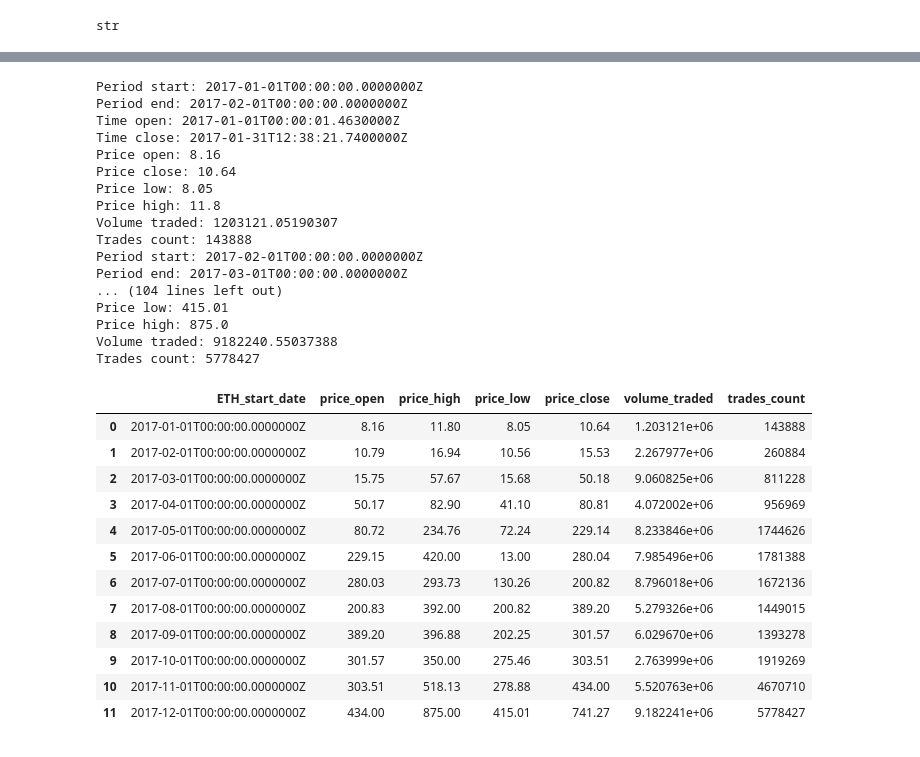
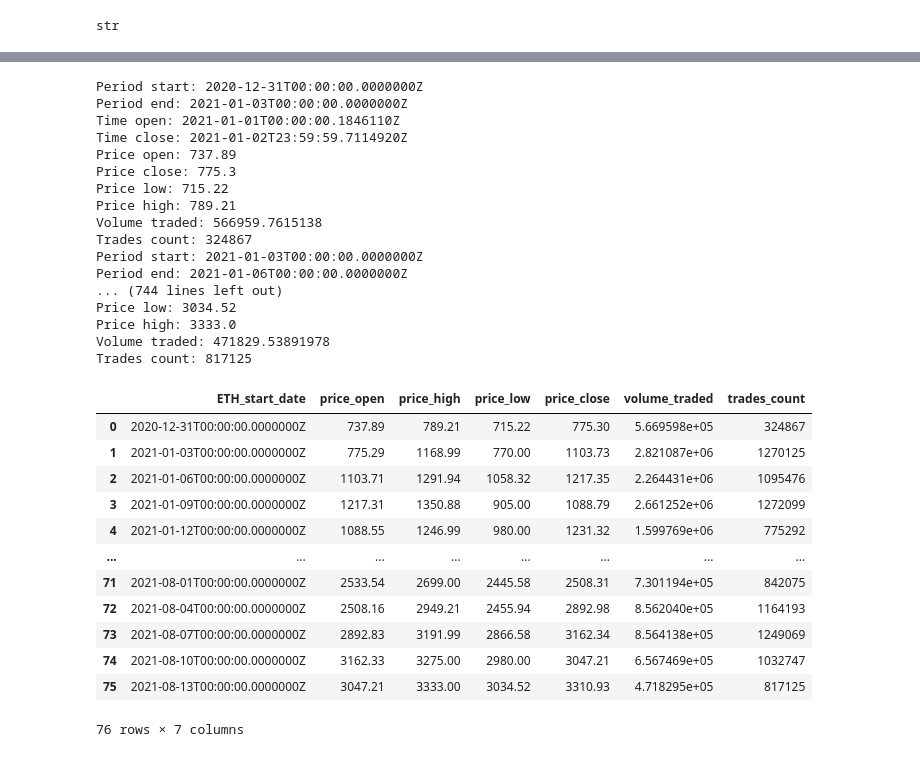
Before and after one commit to nathanduft44/Crypto_Corrisk, a Jupyter notebook: Nate_space/coinapi.ipynb, the cells around one changed output, grey strips where cells are left out. Cells and saved outputs as stored; diff of their text form; code cells hidden in the pictures.

```diff
--- a/Nate_space/coinapi.ipynb
+++ b/Nate_space/coinapi.ipynb
@@ -108,10 +100,10 @@ bitcoin_pricing_df_2017
 # %%
 # Ethereum MONTHLY CLOSE FROM 2017
-start_of_2017 = datetime.date(2017, 1, 1).isoformat()
-end_of_2017 = datetime.date(2017, 12,31).isoformat()
-ETH_ohlcv_historical_2017 = api.ohlcv_historical_data('COINBASE_SPOT_ETH_USD', {'period_id': '1MTH', 'time_start': start_of_2017, 'time_end': end_of_2017})
+start = datetime.date(2021, 1, 1).isoformat()
+current = datetime.date(2021, 8,16).isoformat()
+ETH_ohlcv_historical_2021 = api.ohlcv_historical_data('COINBASE_SPOT_ETH_USD', {'period_id': '3DAY', 'time_start': start, 'time_end': current})
 
-for period in ETH_ohlcv_historical_2017:
+for period in ETH_ohlcv_historical_2021:
     print('Period start: %s' % period['time_period_start'])
     print('Period end: %s' % period['time_period_end'])
     print('Time open: %s' % period['time_open'])
@@ -123,42 +115,42 @@ for period in ETH_ohlcv_historical_2017:
     print('Volume traded: %s' % period['volume_traded'])
     print('Trades count: %s' % period['trades_count'])
 # %% [output]
-Period start: 2017-01-01T00:00:00.0000000Z
-Period end: 2017-02-01T00:00:00.0000000Z
-Time open: 2017-01-01T00:00:01.4630000Z
-Time close: 2017-01-31T12:38:21.7400000Z
-Price open: 8.16
-Price close: 10.64
-Price low: 8.05
-Price high: 11.8
-Volume traded: 1203121.05190307
-Trades count: 143888
-Period start: 2017-02-01T00:00:00.0000000Z
-Period end: 2017-03-01T00:00:00.0000000Z
-... (104 lines left out)
-Price low: 415.01
-Price high: 875.0
-Volume traded: 9182240.55037388
-Trades count: 5778427
+Period start: 2020-12-31T00:00:00.0000000Z
+Period end: 2021-01-03T00:00:00.0000000Z
+Time open: 2021-01-01T00:00:00.1846110Z
+Time close: 2021-01-02T23:59:59.7114920Z
+Price open: 737.89
+Price close: 775.3
+Price low: 715.22
+Price high: 789.21
+Volume traded: 566959.7615138
+Trades count: 324867
+Period start: 2021-01-03T00:00:00.0000000Z
+Period end: 2021-01-06T00:00:00.0000000Z
+... (744 lines left out)
+Price low: 3034.52
+Price high: 3333.0
+Volume traded: 471829.53891978
+Trades count: 817125
 # %%
-eth_pricing_df_2017 = pd.DataFrame(
-    ETH_ohlcv_historical_2017).drop(
+eth_pricing_df_2021 = pd.DataFrame(
+    ETH_ohlcv_historical_2021).drop(
     columns=['time_open', 'time_close', 'time_period_end']).rename(
     {'time_period_start': 'ETH_start_date'}, axis='columns')
-eth_pricing_df_2017
+eth_pricing_df_2021
 # %% [output]
 |  | ETH_start_date | price_open | price_high | price_low | price_close | volume_traded | trades_count |
-| 0 | 2017-01-01T00:00:00.0000000Z | 8.16 | 11.80 | 8.05 | 10.64 | 1.203121e+06 | 143888 |
-| 1 | 2017-02-01T00:00:00.0000000Z | 10.79 | 16.94 | 10.56 | 15.53 | 2.267977e+06 | 260884 |
-| 2 | 2017-03-01T00:00:00.0000000Z | 15.75 | 57.67 | 15.68 | 50.18 | 9.060825e+06 | 811228 |
-| 3 | 2017-04-01T00:00:00.0000000Z | 50.17 | 82.90 | 41.10 | 80.81 | 4.072002e+06 | 956969 |
-| 4 | 2017-05-01T00:00:00.0000000Z | 80.72 | 234.76 | 72.24 | 229.14 | 8.233846e+06 | 1744626 |
-| 5 | 2017-06-01T00:00:00.0000000Z | 229.15 | 420.00 | 13.00 | 280.04 | 7.985496e+06 | 1781388 |
-| 6 | 2017-07-01T00:00:00.0000000Z | 280.03 | 293.73 | 130.26 | 200.82 | 8.796018e+06 | 1672136 |
-| 7 | 2017-08-01T00:00:00.0000000Z | 200.83 | 392.00 | 200.82 | 389.20 | 5.279326e+06 | 1449015 |
-| 8 | 2017-09-01T00:00:00.0000000Z | 389.20 | 396.88 | 202.25 | 301.57 | 6.029670e+06 | 1393278 |
-| 9 | 2017-10-01T00:00:00.0000000Z | 301.57 | 350.00 | 275.46 | 303.51 | 2.763999e+06 | 1919269 |
-| 10 | 2017-11-01T00:00:00.0000000Z | 303.51 | 518.13 | 278.88 | 434.00 | 5.520763e+06 | 4670710 |
-| 11 | 2017-12-01T00:00:00.0000000Z | 434.00 | 875.00 | 415.01 | 741.27 | 9.182241e+06 | 5778427 |
+| 0 | 2020-12-31T00:00:00.0000000Z | 737.89 | 789.21 | 715.22 | 775.30 | 5.669598e+05 | 324867 |
+| 1 | 2021-01-03T00:00:00.0000000Z | 775.29 | 1168.99 | 770.00 | 1103.73 | 2.821087e+06 | 1270125 |
+| 2 | 2021-01-06T00:00:00.0000000Z | 1103.71 | 1291.94 | 1058.32 | 1217.35 | 2.264431e+06 | 1095476 |
+| 3 | 2021-01-09T00:00:00.0000000Z | 1217.31 | 1350.88 | 905.00 | 1088.79 | 2.661252e+06 | 1272099 |
+| 4 | 2021-01-12T00:00:00.0000000Z | 1088.55 | 1246.99 | 980.00 | 1231.32 | 1.599769e+06 | 775292 |
+| ... | ... | ... | ... | ... | ... | ... | ... |
+| 71 | 2021-08-01T00:00:00.0000000Z | 2533.54 | 2699.00 | 2445.58 | 2508.31 | 7.301194e+05 | 842075 |
+| 72 | 2021-08-04T00:00:00.0000000Z | 2508.16 | 2949.21 | 2455.94 | 2892.98 | 8.562040e+05 | 1164193 |
+| 73 | 2021-08-07T00:00:00.0000000Z | 2892.83 | 3191.99 | 2866.58 | 3162.34 | 8.564138e+05 | 1249069 |
+| 74 | 2021-08-10T00:00:00.0000000Z | 3162.33 | 3275.00 | 2980.00 | 3047.21 | 6.567469e+05 | 1032747 |
+| 75 | 2021-08-13T00:00:00.0000000Z | 3047.21 | 3333.00 | 3034.52 | 3310.93 | 4.718295e+05 | 817125 |
+76 rows × 7 columns
 # %%
 # Litecoin MONTHLY CLOSE FROM 2016 to 2021
```
Also changed, not shown: parts of 31 cells of this notebook, 4 other files.
